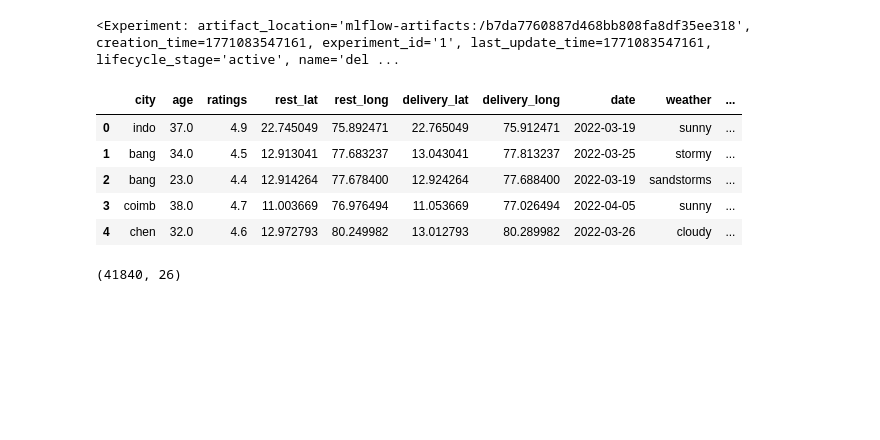
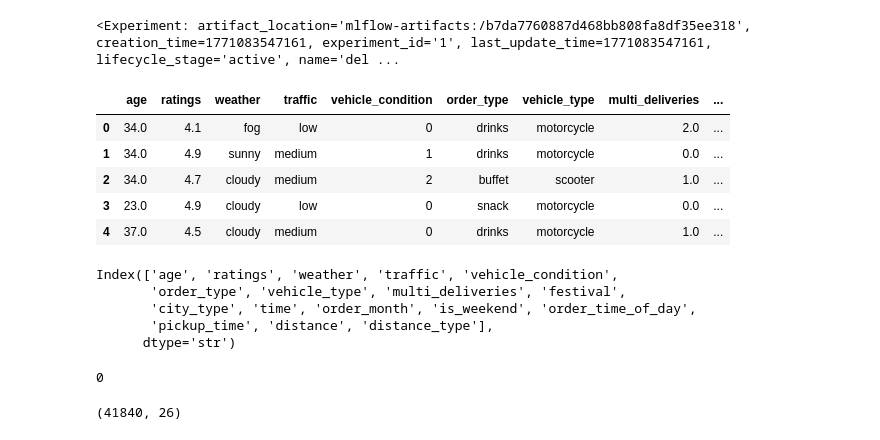
Before and after one commit to PriyanshuMewal/delivery-time-prediction, a Jupyter notebook: notebooks/baseline_experiment.ipynb, the cells around one changed output. Saved outputs shown, nothing was run; the diff lists cells and outputs as text; code cells hidden in the pictures; blank space fills up the shorter version.

```diff
--- a/notebooks/baseline_experiment.ipynb
+++ b/notebooks/baseline_experiment.ipynb
@@ -44,15 +46,27 @@ Repository PriyanshuMewal/delivery-time-prediction initialized!
 from sklearn import set_config
 set_config(transform_output="pandas")
 # %%
-df = pd.read_csv("../data/interim/India-Food-Delivery-Time-Prediction_cleaned.csv")
+df = pd.read_csv("../data/interim/train_cleaned.csv")
 df.head()
 # %% [output]
-|  | city | age | ratings | rest_lat | rest_long | delivery_lat | delivery_long | date | weather | ... |
-| 0 | indo | 37.0 | 4.9 | 22.745049 | 75.892471 | 22.765049 | 75.912471 | 2022-03-19 | sunny | ... |
-| 1 | bang | 34.0 | 4.5 | 12.913041 | 77.683237 | 13.043041 | 77.813237 | 2022-03-25 | stormy | ... |
-| 2 | bang | 23.0 | 4.4 | 12.914264 | 77.678400 | 12.924264 | 77.688400 | 2022-03-19 | sandstorms | ... |
-| 3 | coimb | 38.0 | 4.7 | 11.003669 | 76.976494 | 11.053669 | 77.026494 | 2022-04-05 | sunny | ... |
-| 4 | chen | 32.0 | 4.6 | 12.972793 | 80.249982 | 13.012793 | 80.289982 | 2022-03-26 | cloudy | ... |
+|  | age | ratings | weather | traffic | vehicle_condition | order_type | vehicle_type | multi_deliveries | ... |
+| 0 | 34.0 | 4.1 | fog | low | 0 | drinks | motorcycle | 2.0 | ... |
+| 1 | 34.0 | 4.9 | sunny | medium | 1 | drinks | motorcycle | 0.0 | ... |
+| 2 | 34.0 | 4.7 | cloudy | medium | 2 | buffet | scooter | 1.0 | ... |
+| 3 | 23.0 | 4.9 | cloudy | low | 0 | snack | motorcycle | 0.0 | ... |
+| 4 | 37.0 | 4.5 | cloudy | medium | 0 | drinks | motorcycle | 1.0 | ... |
+# %%
+df.columns
+# %% [output]
+Index(['age', 'ratings', 'weather', 'traffic', 'vehicle_condition',
+       'order_type', 'vehicle_type', 'multi_deliveries', 'festival',
+       'city_type', 'time', 'order_month', 'is_weekend', 'order_time_of_day',
+       'pickup_time', 'distance', 'distance_type'],
+      dtype='str')
+# %%
+df["order_month"].isnull().sum()
+# %% [output]
+0
 # %%
 train_df = pd.read_csv("../data/interim/train_cleaned.csv")
 test_df = pd.read_csv("../data/interim/test_cleaned.csv")
```
Also changed, not shown: parts of 1 cell of this notebook, 15 other files.
